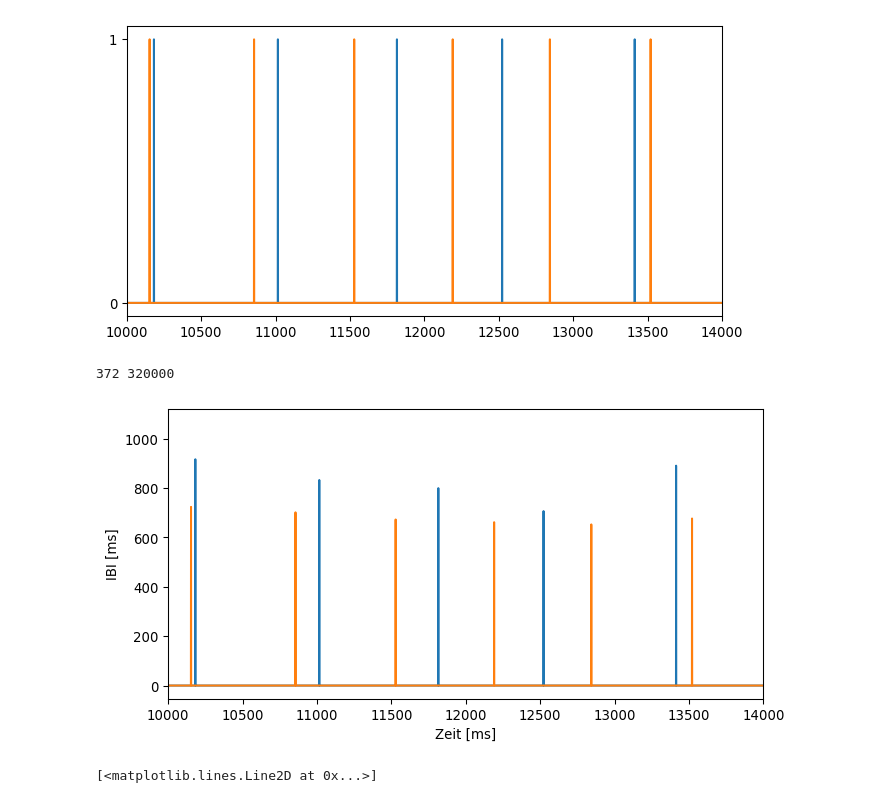
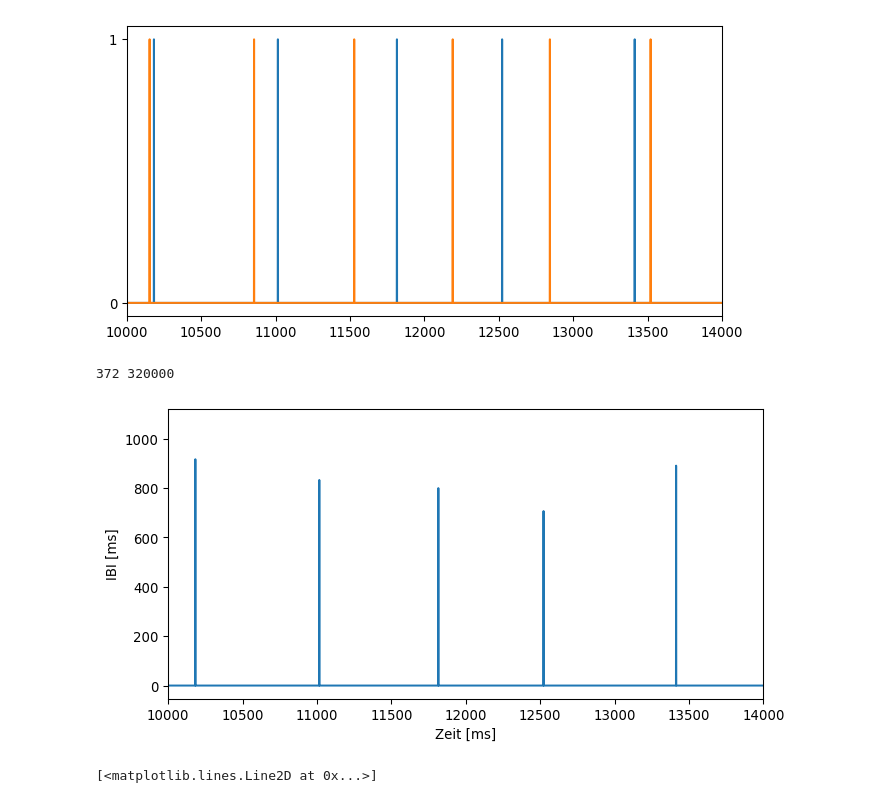
Before and after one commit to visserle/two-hearts, a Jupyter notebook: plots.ipynb, the cells around one changed output. Drawn from its saved outputs; the diff is of its cells as text; code cells hidden in the pictures.

```diff
--- a/plots.ipynb
+++ b/plots.ipynb
@@ -79,7 +79,7 @@ len(ibi_bin_0)
 [figure]
 # %%
 # Create tachogram
-'''OPEN QUESTION: How to handle data till first IBI?'''
+'''REMINDER: How to handle data till first IBI?'''
 
 def get_ibi(ibi_bin):
         temp = np.squeeze(np.array(np.where(ibi_bin == 1)))
@@ -100,35 +100,35 @@ ibi_0, temp_0 = get_ibi(ibi_bin_0)
 def get_ibi_time(ibi_bin, ibi, temp, begin_at_0): # begin_at_0 to add zeros for true lenght of the time series
     ibi_time = ibi_bin[temp:]
     ibi_time = np.array(ibi_time)
 
     j = 0
     for i in range(len(ibi_time)):
         if ibi_time[i] == 1:
             ibi_time[i] = ibi[j]
             j = j+1
     ibi_time = pd.Series(ibi_time)
 
     if begin_at_0 == "True":
         intro = pd.Series(np.zeros((temp)))
         ibi_time = pd.concat([intro, ibi_time],ignore_index=True)
 
     return ibi_time
 
 ibi_time_0 = get_ibi_time(ibi_bin_0, ibi_0, temp_0,"True")
 ibi_time_16 = get_ibi_time(ibi_bin_16, ibi_16, temp_16,"True")
 
 fig = plt.figure(figsize=(8,4), dpi=96)
 plt.xlim(xlim1, xlim2)
 plt.margins(x=0)
 plt.xlabel('Zeit [ms]')
 plt.ylabel('IBI [ms]')
 plt.plot(ibi_time_0)
-plt.plot(ibi_time_16)
+# plt.plot(ibi_time_16)
 
 print(len(ibi_0),len(ibi_time_0))
 # %% [output]
 372 320000
-[figure, old version]
+[figure, new version]
 # %%
 # Plot IBIs with interval from xlim1 to xlim2
 def get_ibi_lim(ibi, ibi_time, xlim1, xlim2):
```
Also changed, not shown: parts of 9 cells of this notebook.
